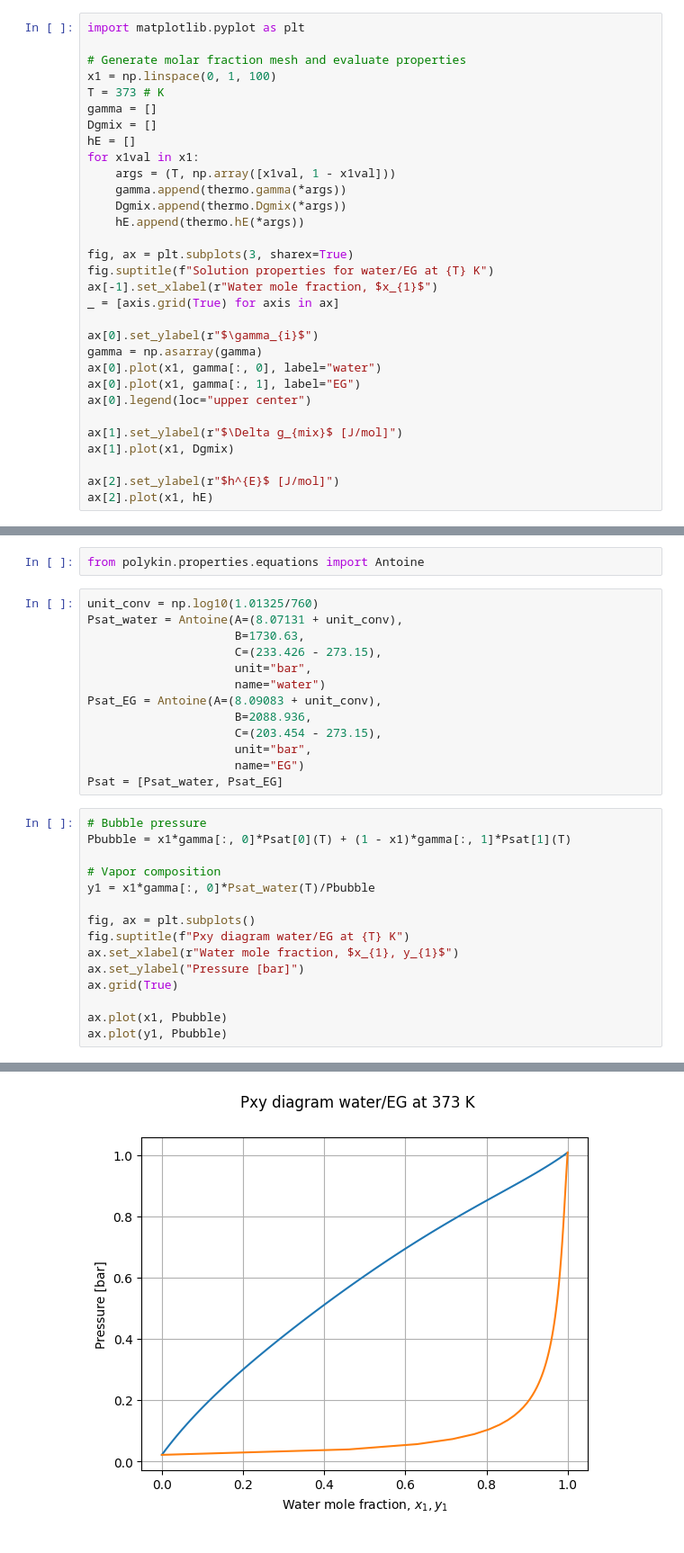
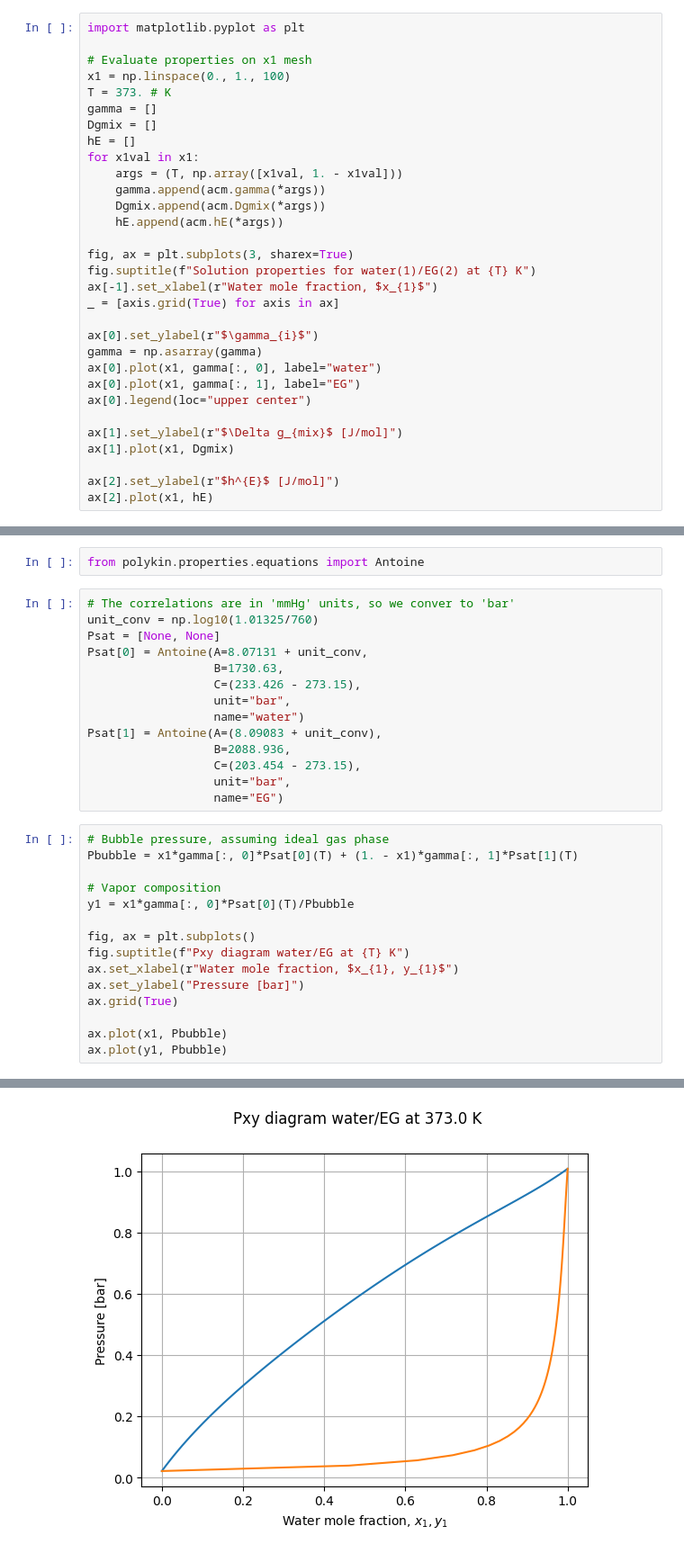
Before and after one commit to HugoMVale/polykin, a Jupyter notebook: docs/tutorials/activity_coefficient_models.ipynb, the cells around one changed output, grey strips where cells are left out. Shown at 90% size. Saved outputs shown, nothing was run; the diff lists cells and outputs as text.

```diff
--- a/docs/tutorials/activity_coefficient_models.ipynb
+++ b/docs/tutorials/activity_coefficient_models.ipynb
@@ -78,20 +76,20 @@ coefficients as a function of composition at 373 K.
 # %%
 import matplotlib.pyplot as plt
 
-# Generate molar fraction mesh and evaluate properties
-x1 = np.linspace(0, 1, 100)
-T = 373 # K
+# Evaluate properties on x1 mesh
+x1 = np.linspace(0., 1., 100)
+T = 373. # K
 gamma = []
 Dgmix = []
 hE = []
 for x1val in x1:
-    args = (T, np.array([x1val, 1 - x1val]))
-    gamma.append(thermo.gamma(*args))
-    Dgmix.append(thermo.Dgmix(*args))
-    hE.append(thermo.hE(*args))
+    args = (T, np.array([x1val, 1. - x1val]))
+    gamma.append(acm.gamma(*args))
+    Dgmix.append(acm.Dgmix(*args))
+    hE.append(acm.hE(*args))
 
 fig, ax = plt.subplots(3, sharex=True)
-fig.suptitle(f"Solution properties for water/EG at {T} K")
+fig.suptitle(f"Solution properties for water(1)/EG(2) at {T} K")
 ax[-1].set_xlabel(r"Water mole fraction, $x_{1}$")
 _ = [axis.grid(True) for axis in ax]
 
@@ -116,33 +114,34 @@ Let us further compute and plot the Pxy diagram for the same conditions. For tha
 # %%
 from polykin.properties.equations import Antoine
 # %%
+# The correlations are in 'mmHg' units, so we conver to 'bar'
 unit_conv = np.log10(1.01325/760)
-Psat_water = Antoine(A=(8.07131 + unit_conv),
-                     B=1730.63,
-                     C=(233.426 - 273.15),
-                     unit="bar",
-                     name="water")
-Psat_EG = Antoine(A=(8.09083 + unit_conv),
-                     B=2088.936,
-                     C=(203.454 - 273.15),
-                     unit="bar",
-                     name="EG")
-Psat = [Psat_water, Psat_EG]
+Psat = [None, None]
+Psat[0] = Antoine(A=8.07131 + unit_conv,
+                  B=1730.63,
+                  C=(233.426 - 273.15),
+                  unit="bar",
+                  name="water")
+Psat[1] = Antoine(A=(8.09083 + unit_conv),
+                  B=2088.936,
+                  C=(203.454 - 273.15),
+                  unit="bar",
+                  name="EG")
 # %%
-# Bubble pressure
-Pbubble = x1*gamma[:, 0]*Psat[0](T) + (1 - x1)*gamma[:, 1]*Psat[1](T)
+# Bubble pressure, assuming ideal gas phase
+Pbubble = x1*gamma[:, 0]*Psat[0](T) + (1. - x1)*gamma[:, 1]*Psat[1](T)
 
 # Vapor composition
-y1 = x1*gamma[:, 0]*Psat_water(T)/Pbubble
+y1 = x1*gamma[:, 0]*Psat[0](T)/Pbubble
 
 fig, ax = plt.subplots()
 fig.suptitle(f"Pxy diagram water/EG at {T} K")
 ax.set_xlabel(r"Water mole fraction, $x_{1}, y_{1}$")
 ax.set_ylabel("Pressure [bar]")
 ax.grid(True)
 
 ax.plot(x1, Pbubble)
 ax.plot(y1, Pbubble)
 # %% [output]
 [<matplotlib.lines.Line2D at 0x...>]
-[figure, old version]
+[figure, new version]
```
Also changed, not shown: parts of 17 cells of this notebook.
